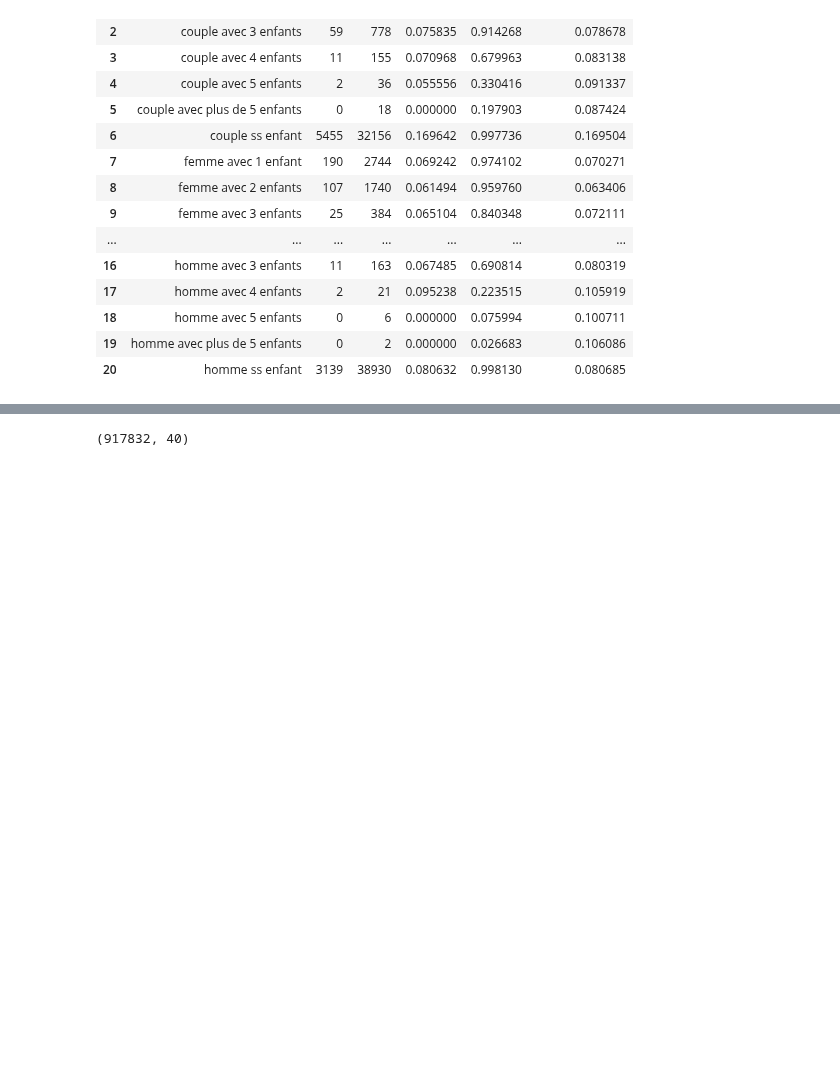
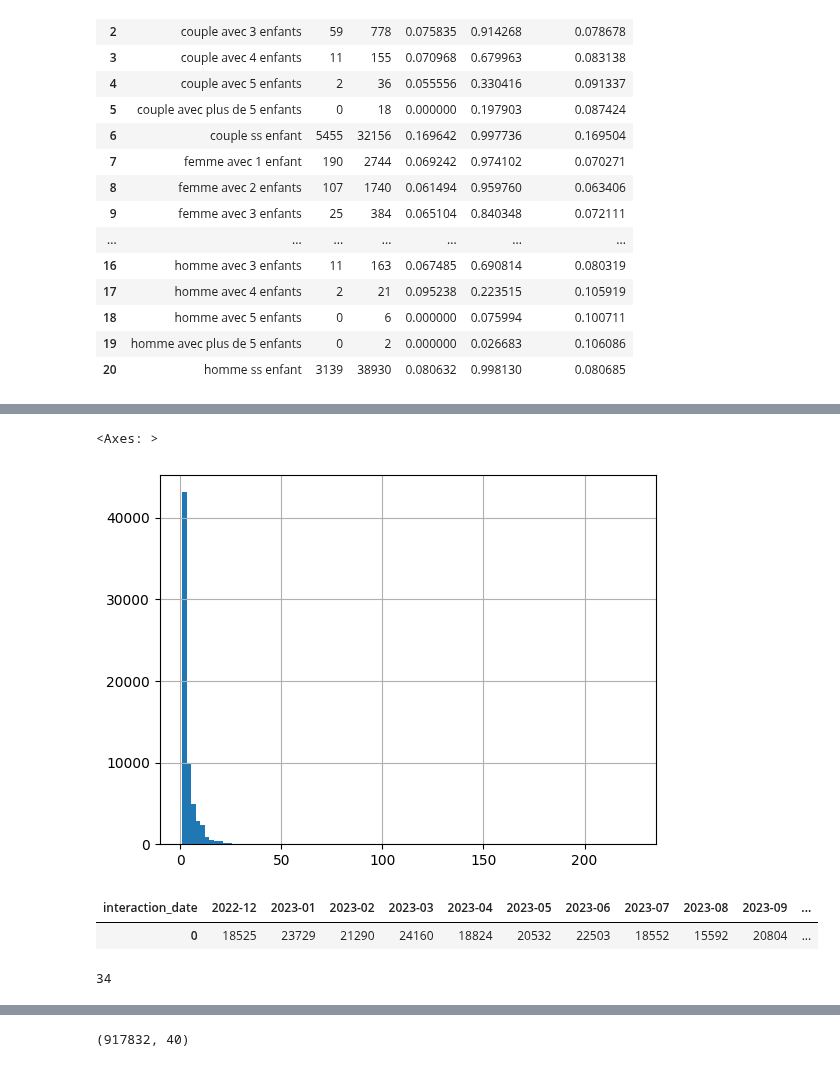
Before and after one commit to kellybourbon2/Alptis-churn-prediction, a Jupyter notebook: modalites_grouping_Dominique.ipynb, the cells around one changed output, grey strips where cells are left out. Drawn from its saved outputs; the diff is of its cells as text; code cells hidden in the pictures; blank space fills up the shorter version.

```diff
--- a/modalites_grouping_Dominique.ipynb
+++ b/modalites_grouping_Dominique.ipynb
@@ -340,0 +366,3 @@ Taux global: 0.10899408641081341
+# %%
+df_interaction = pd.read_csv("s3://projet-bdc-data/alptis/training/apprentissage_interactions_2023_11.csv", sep=";")
+df_interaction.head()
@@ -340,0 +384,3 @@ Taux global: 0.10899408641081341
+# %%
+freq_interactions = df_interaction.groupby('client_code').size()
+freq_interactions.head()
@@ -340,0 +422,20 @@ Taux global: 0.10899408641081341
+# %%
+freq_interactions.hist(bins=100)
+# %% [output]
+<Axes: >
+[figure, added]
+# %%
+df_interaction['interaction_date'] = pd.to_datetime(df_interaction['interaction_date'])
+
+# Calcul de la fréquence par mois
+freq_par_mois = df_interaction.groupby(df_interaction['interaction_date'].dt.to_period('M')).size()
+# Transformation en DataFrame transposé
+freq_par_mois = pd.DataFrame(freq_par_mois).T
+freq_par_mois
+# %% [output]
+| interaction_date | 2022-12 | 2023-01 | 2023-02 | 2023-03 | 2023-04 | 2023-05 | 2023-06 | 2023-07 | 2023-08 | 2023-09 | ... |
+| 0 | 18525 | 23729 | 21290 | 24160 | 18824 | 20532 | 22503 | 18552 | 15592 | 20804 | ... |
+# %%
+df_interaction['interaction_motif'].nunique()
+# %% [output]
+34
```
Also changed, not shown: parts of 24 cells of this notebook.
